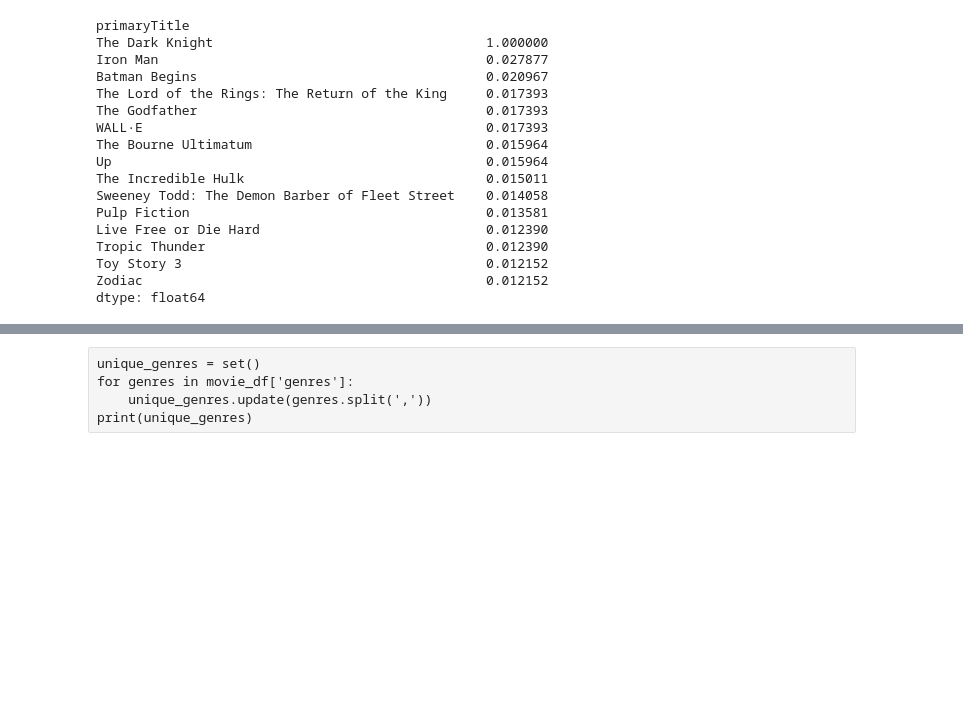
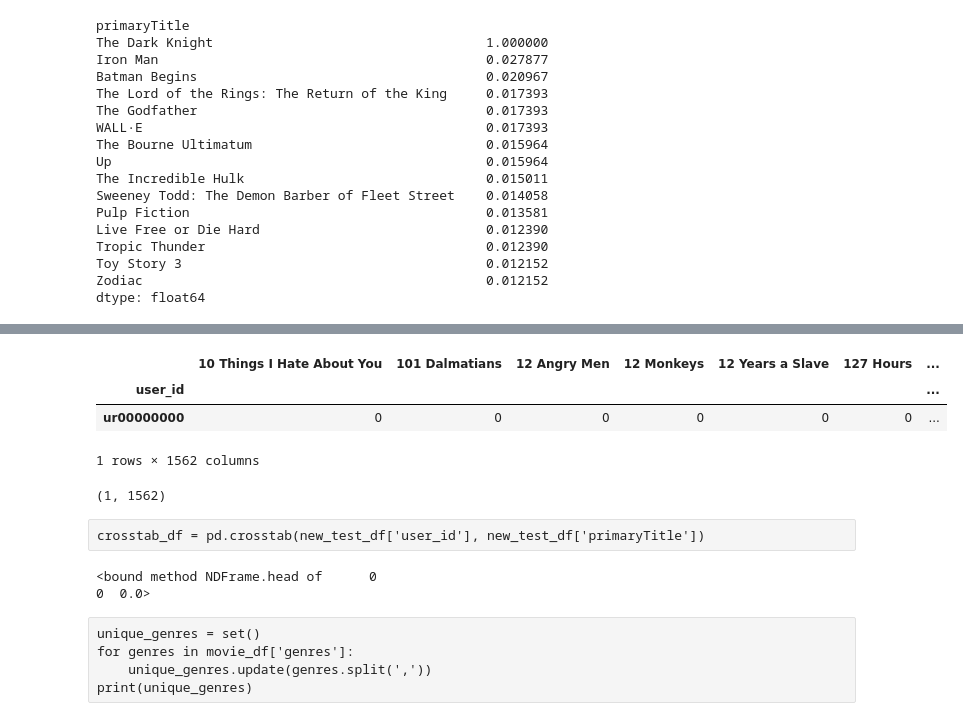
Before and after one commit to Gruppe-H/AI_exam, a Jupyter notebook: UserProfilingClustering.ipynb, the cells around one changed output, grey strips where cells are left out. Drawn from its saved outputs; the diff is of its cells as text; code cells hidden in the pictures; blank space fills up the shorter version.

```diff
--- a/UserProfilingClustering.ipynb
+++ b/UserProfilingClustering.ipynb
@@ -888,0 +908,24 @@ dtype: float64
+# %%
+columns = copy_df.columns
+new_row = {col: 0 for col in columns }
+liked_movie_columns = ['Terminator 2: Judgment Day', 'Fight Club', 'Zombieland']
+for col in liked_movie_columns:
+    new_row[col] = 1
+
+new_user_id = 'ur00000000'
+new_row['user_id'] = new_user_id
+
+new_test_df = pd.DataFrame([new_row])
+new_test_df.set_index('user_id', inplace=True)
+new_test_df
+# %% [output]
+|  | 10 Things I Hate About You | 101 Dalmatians | 12 Angry Men | 12 Monkeys | 12 Years a Slave | 127 Hours | ... |
+| user_id |  |  |  |  |  |  | ... |
+| ur00000000 | 0 | 0 | 0 | 0 | 0 | 0 | ... |
+1 rows × 1562 columns
+# %%
+new_test_df.shape
+# %% [output]
+(1, 1562)
+# %% [raw]
+crosstab_df = pd.crosstab(new_test_df['user_id'], new_test_df['primaryTitle'])
@@ -888,0 +938,5 @@ dtype: float64
+# %%
+ps_test.head
+# %% [output]
+<bound method NDFrame.head of      0
+0  0.0>
```
Also changed, not shown: parts of 25 cells of this notebook.
